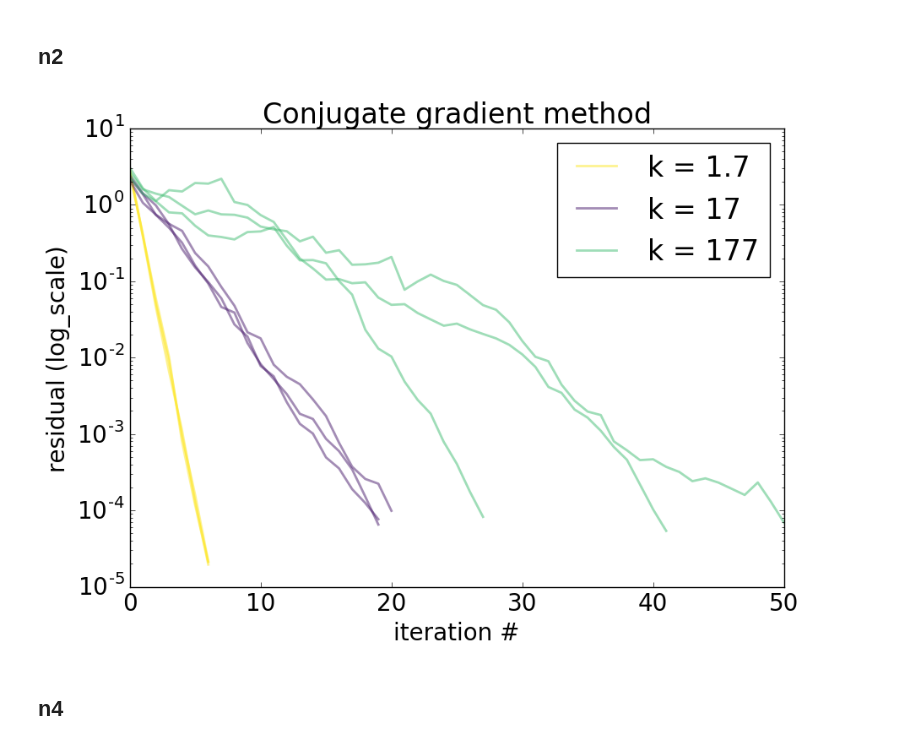
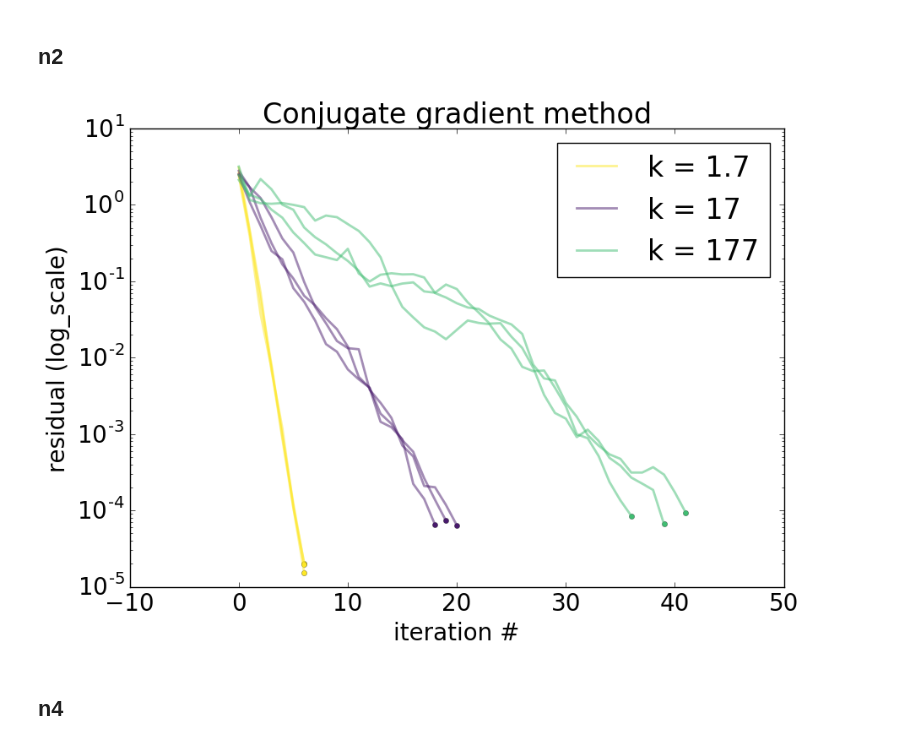
Before and after one commit to ospanoff/MMP_magistracy, a Jupyter notebook: MOMO/n2/task.ipynb, the cells around one changed output. Drawn from its saved outputs; the diff is of its cells as text; code cells hidden in the pictures.

```diff
--- a/MOMO/n2/task.ipynb
+++ b/MOMO/n2/task.ipynb
@@ -16,24 +16,28 @@ import numpy as np
 # %%
 n = 100
 matr_num = 3
 plt.figure(figsize=(10, 7))
 plt.rcParams.update({'font.size': 20})
 for k in [1.7, 17, 177]:
     for i in range(matr_num):
         A = special.gen_symm_matr(k, n)
         b = np.random.randn(n)
 
         ans = optim.cg(lambda x: np.dot(A, x), b, np.zeros(n), trace=True)
-        plt.semilogy(ans[2]['norm_r'], label='k = %s' % k if i == 0 else "",
+        y = ans[2]['norm_r']
+
+        plt.semilogy(y, label='k = %s' % k if i == 0 else "",
                      c=cm.viridis(k), linewidth=2, alpha=0.5)
+
+        plt.scatter([y.size - 1], y[-1], c=cm.viridis(k), linewidths=0.2)
 
 plt.title('Conjugate gradient method')
 plt.xlabel('iteration #')
 plt.ylabel('residual (log_scale)')
 plt.legend(loc='best', )
 plt.show()
 # %% [output]
-[figure, old version]
+[figure, new version]
 # %% [markdown]
 ## n4
 # %%
```
Also changed, not shown: parts of 19 cells of this notebook, 2 other files.
